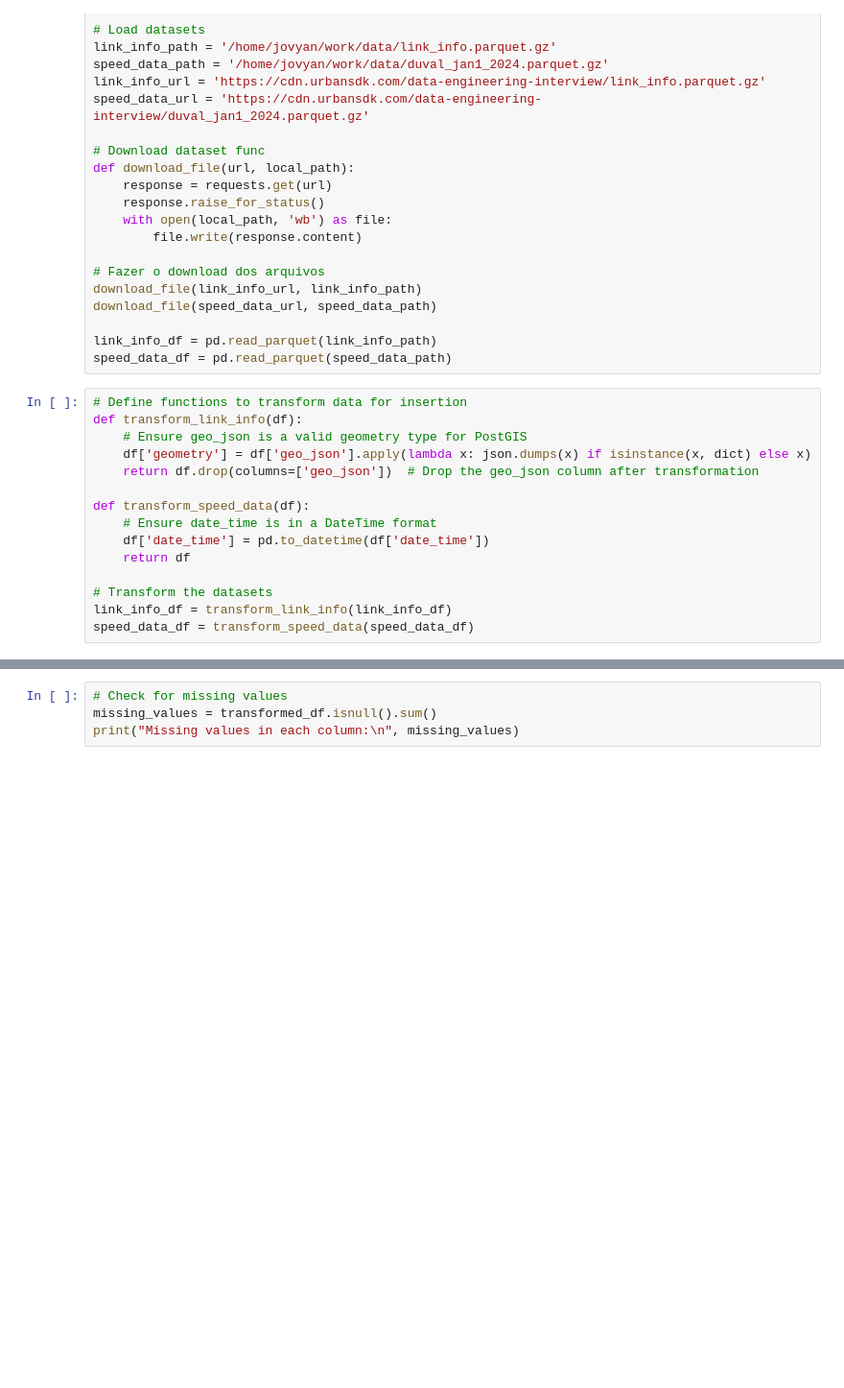
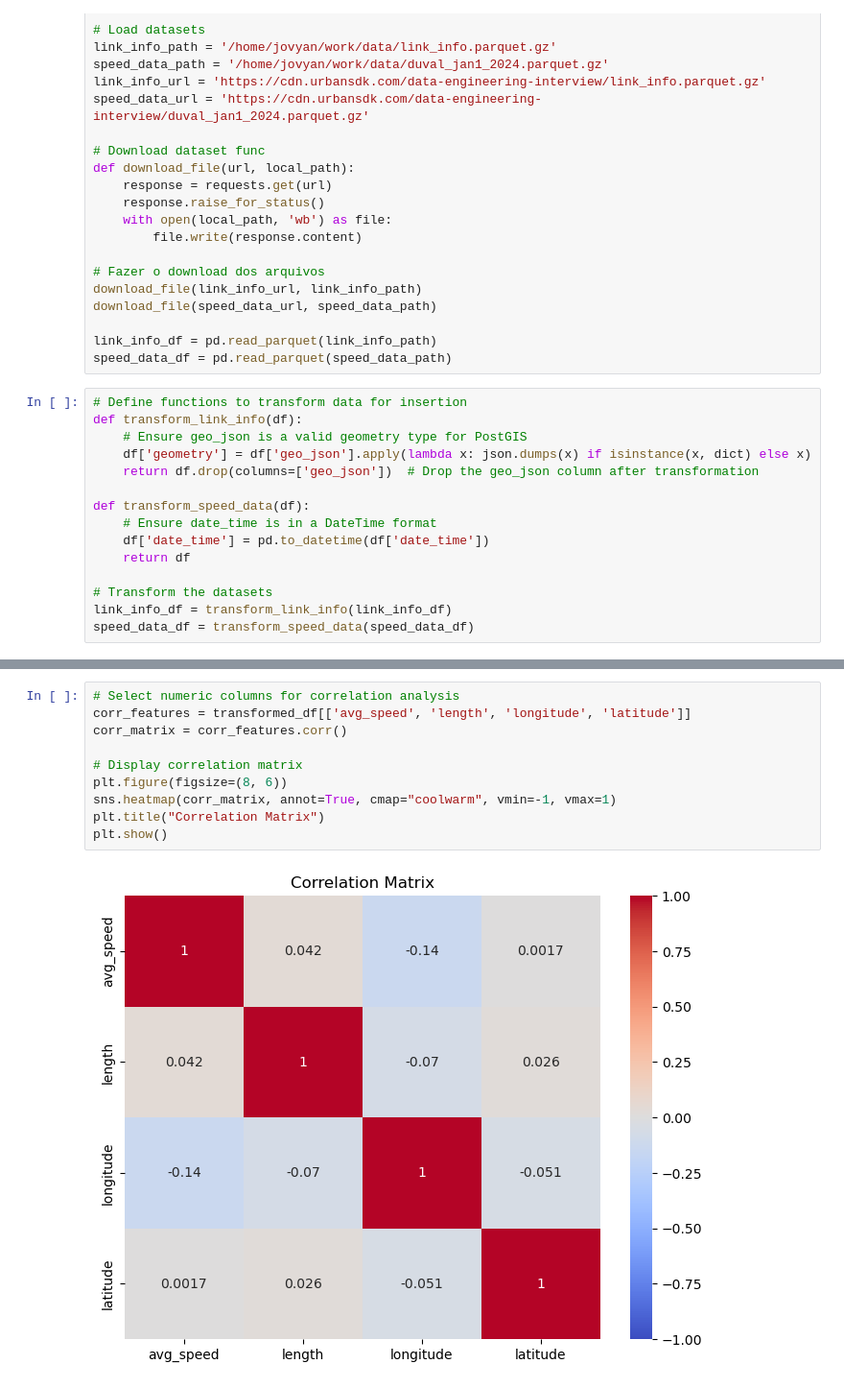
Before and after one commit to GuiBo79/urban-sdk, a Jupyter notebook: notebooks/urban-sdk.ipynb, the cells around one changed output, grey strips where cells are left out. Shown at 96% size. Drawn from its saved outputs; the diff is of its cells as text; blank space fills up the shorter version.

```diff
--- a/notebooks/urban-sdk.ipynb
+++ b/notebooks/urban-sdk.ipynb
@@ -144,4 +243,12 @@ plt.show()
-# %%
-# Check for missing values
-missing_values = transformed_df.isnull().sum()
-print("Missing values in each column:\n", missing_values)
+# %%
+# Select numeric columns for correlation analysis
+corr_features = transformed_df[['avg_speed', 'length', 'longitude', 'latitude']]
+corr_matrix = corr_features.corr()
+
+# Display correlation matrix
+plt.figure(figsize=(8, 6))
+sns.heatmap(corr_matrix, annot=True, cmap="coolwarm", vmin=-1, vmax=1)
+plt.title("Correlation Matrix")
+plt.show()
+# %% [output]
+[figure, added]
```
Also changed, not shown: parts of 11 cells of this notebook.
